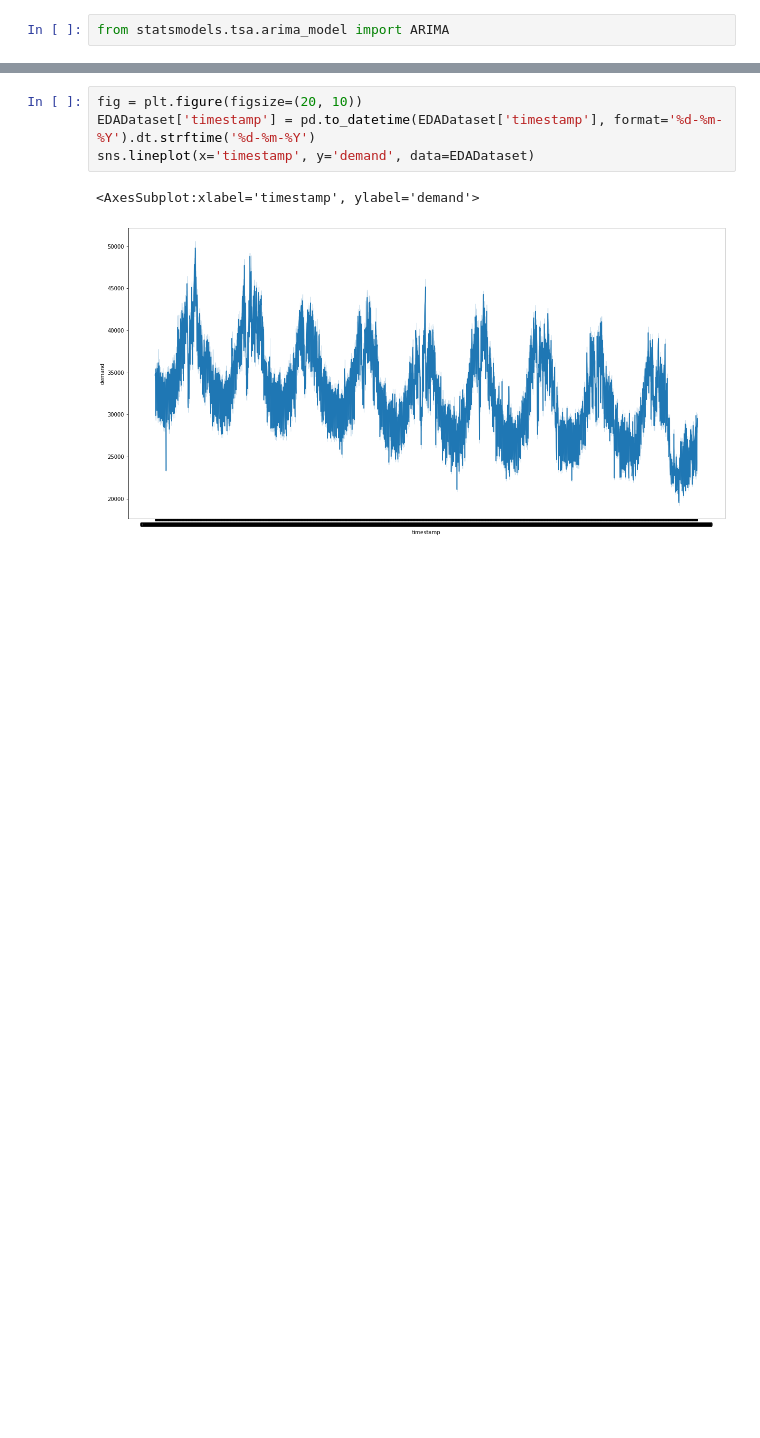
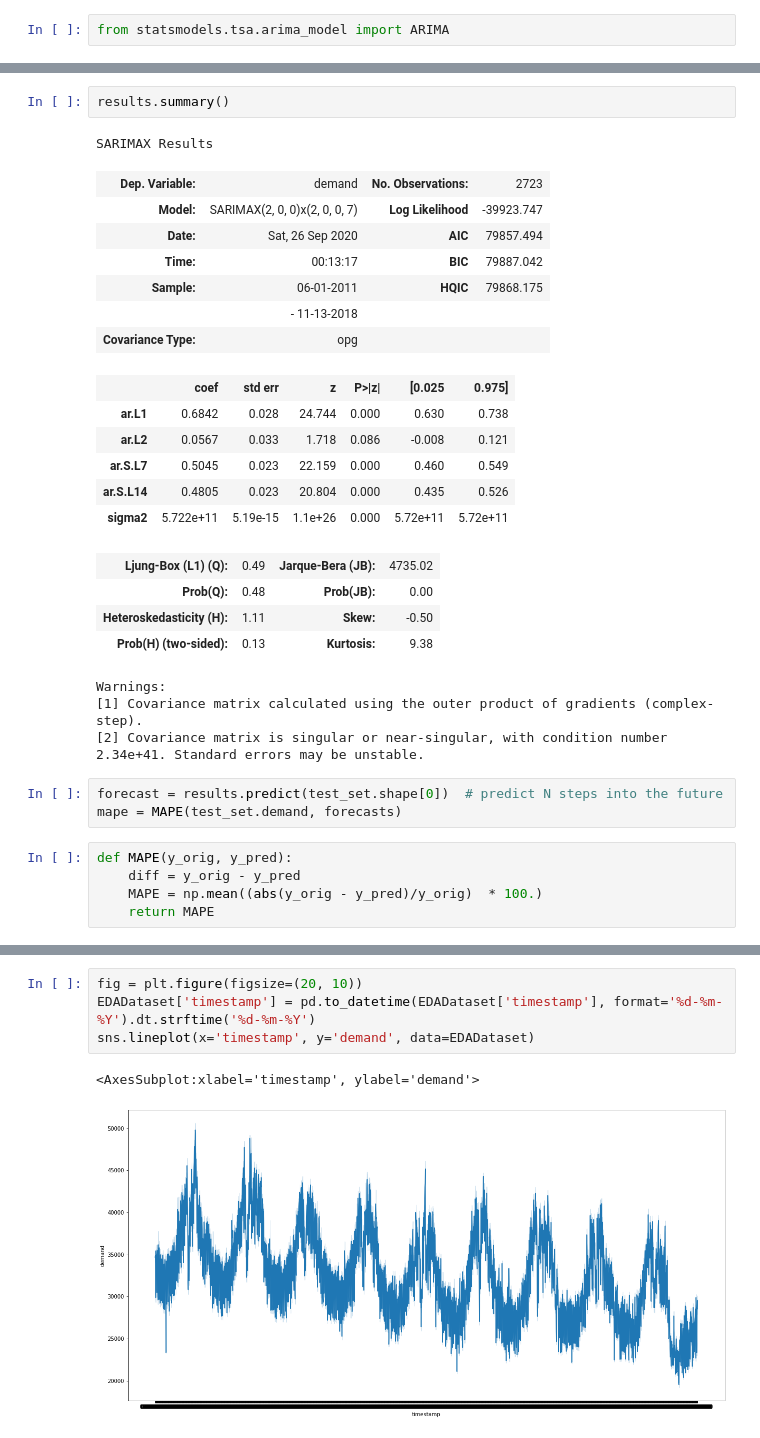
Before and after one commit to GDhasade/Time_Series_Analysis_NationalGrid_Data, a Jupyter notebook: UK_National_Grid_Electricity_Data_Time_Series_Analysis.ipynb, the cells around one changed output, grey strips where cells are left out. Cells and saved outputs as stored; diff of their text form; blank space fills up the shorter version.

```diff
--- a/UK_National_Grid_Electricity_Data_Time_Series_Analysis.ipynb
+++ b/UK_National_Grid_Electricity_Data_Time_Series_Analysis.ipynb
@@ -459,0 +502,32 @@ No frequency information was provided, so inferred frequency D will be used.
+# %%
+results.summary()
+# %% [output]
+SARIMAX Results
+| Dep. Variable: | demand | No. Observations: | 2723 |
+| Model: | SARIMAX(2, 0, 0)x(2, 0, 0, 7) | Log Likelihood | -39923.747 |
+| Date: | Sat, 26 Sep 2020 | AIC | 79857.494 |
+| Time: | 00:13:17 | BIC | 79887.042 |
+| Sample: | 06-01-2011 | HQIC | 79868.175 |
+|  | - 11-13-2018 |  |  |
+| Covariance Type: | opg |  |  |
+|  | coef | std err | z | P>|z| | [0.025 | 0.975] |
+| ar.L1 | 0.6842 | 0.028 | 24.744 | 0.000 | 0.630 | 0.738 |
+| ar.L2 | 0.0567 | 0.033 | 1.718 | 0.086 | -0.008 | 0.121 |
+| ar.S.L7 | 0.5045 | 0.023 | 22.159 | 0.000 | 0.460 | 0.549 |
+| ar.S.L14 | 0.4805 | 0.023 | 20.804 | 0.000 | 0.435 | 0.526 |
+| sigma2 | 5.722e+11 | 5.19e-15 | 1.1e+26 | 0.000 | 5.72e+11 | 5.72e+11 |
+| Ljung-Box (L1) (Q): | 0.49 | Jarque-Bera (JB): | 4735.02 |
+| Prob(Q): | 0.48 | Prob(JB): | 0.00 |
+| Heteroskedasticity (H): | 1.11 | Skew: | -0.50 |
+| Prob(H) (two-sided): | 0.13 | Kurtosis: | 9.38 |
+Warnings:
+[1] Covariance matrix calculated using the outer product of gradients (complex-step).
+[2] Covariance matrix is singular or near-singular, with condition number 2.34e+41. Standard errors may be unstable.
+# %%
+forecast = results.predict(test_set.shape[0])  # predict N steps into the future
+mape = MAPE(test_set.demand, forecasts)
+# %%
+def MAPE(y_orig, y_pred):
+    diff = y_orig - y_pred
+    MAPE = np.mean((abs(y_orig - y_pred)/y_orig)  * 100.)
+    return MAPE
```
Also changed, not shown: parts of 8 cells of this notebook.
